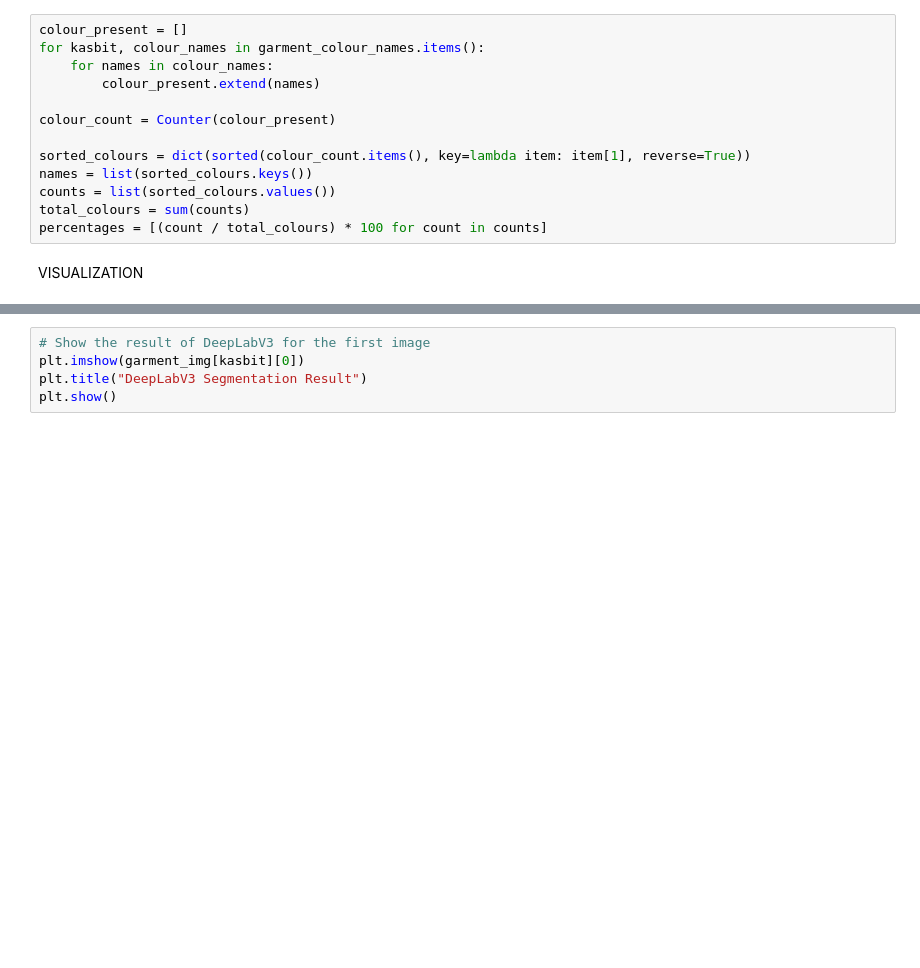
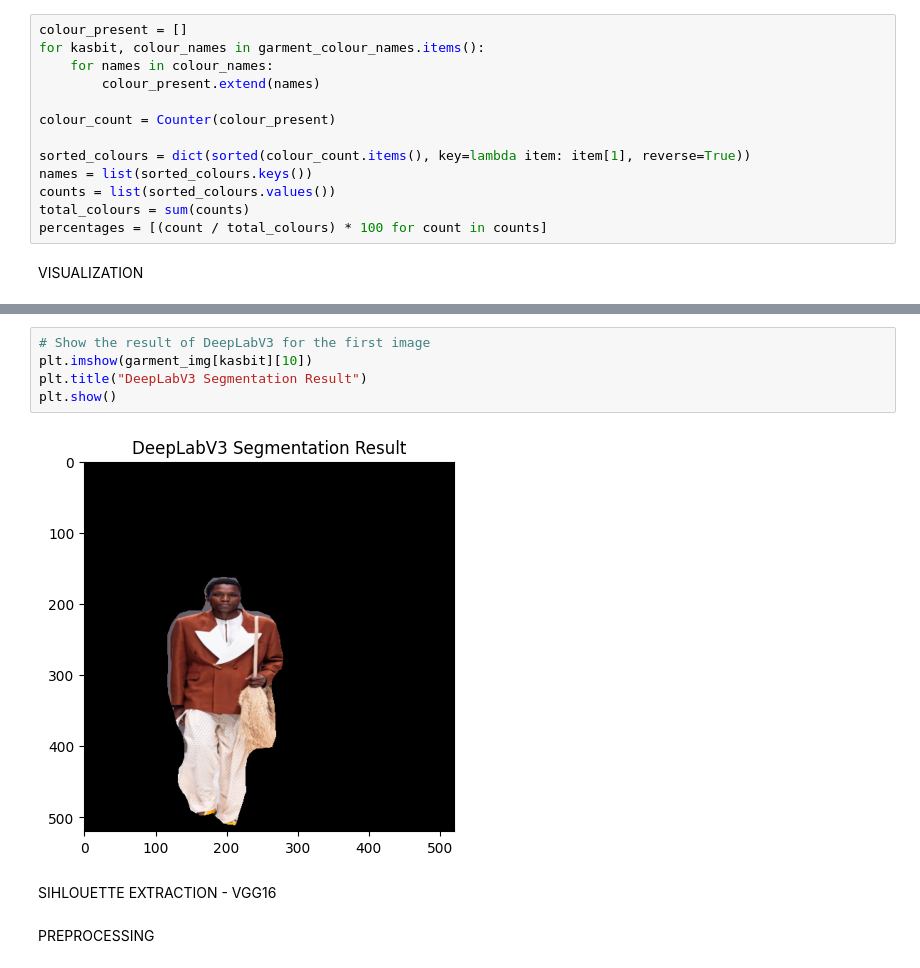
Before and after one commit to dijalaanita/Lagos-FW-2024-Analysis, a Jupyter notebook: emmy_kasbit.ipynb, the cells around one changed output, grey strips where cells are left out. Drawn from its saved outputs; the diff is of its cells as text; blank space fills up the shorter version.

```diff
--- a/emmy_kasbit.ipynb
+++ b/emmy_kasbit.ipynb
@@ -489,5 +432,11 @@ plt.show()
 # %%
 # Show the result of DeepLabV3 for the first image
-plt.imshow(garment_img[kasbit][0])
+plt.imshow(garment_img[kasbit][10])
 plt.title("DeepLabV3 Segmentation Result")
 plt.show()
+# %% [output]
+[figure, added]
+# %% [markdown]
+SIHLOUETTE EXTRACTION - VGG16
+# %% [markdown]
+PREPROCESSING
```
Also changed, not shown: parts of 27 cells of this notebook, 36 other files.
